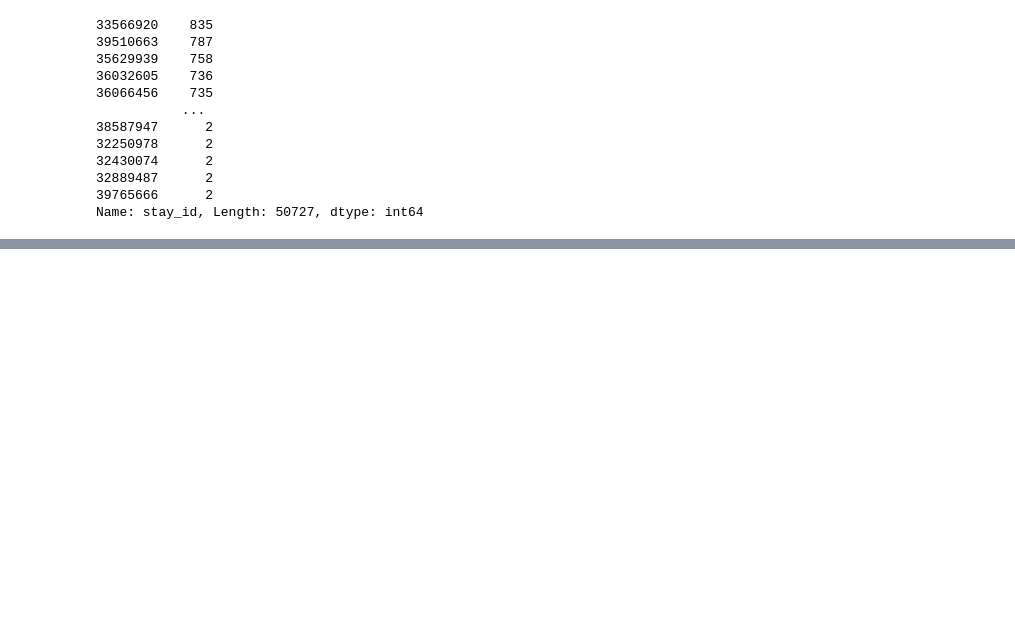
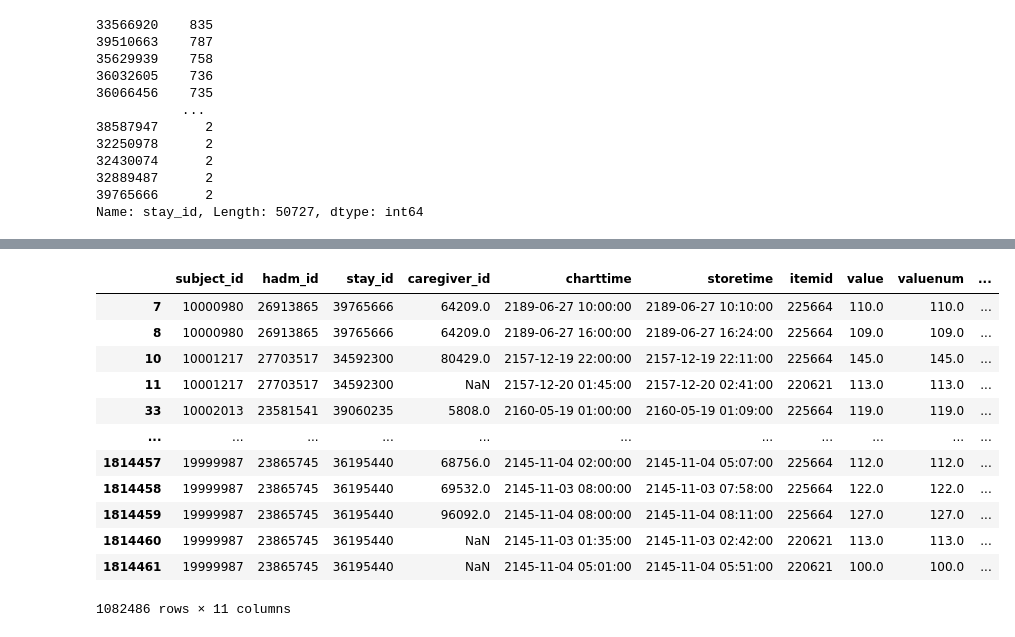
Before and after one commit to Mashal199/DysglycemiaPrediction, a Jupyter notebook: LSTM Model.ipynb, the cells around one changed output, grey strips where cells are left out. Cells and saved outputs as stored; diff of their text form; code cells hidden in the pictures; blank space fills up the shorter version.

```diff
--- a/LSTM Model.ipynb
+++ b/LSTM Model.ipynb
@@ -192,3 +234,34 @@ plt.title('Distribution of stay_id counts')
 plt.show()
 # %% [output]
 [figure]
+# %%
+df_train['charttime'] = pd.to_datetime(
+    df_train['charttime'],
+    format='%Y-%m-%d %H:%M:%S',   # matches 2180-07-23 21:45:00
+    errors='raise'               # or 'coerce' to turn bad rows into NaT
+)
+df_train['storetime'] = pd.to_datetime(
+    df_train['storetime'],
+    format='%Y-%m-%d %H:%M:%S',   # matches 2180-07-23 21:45:00
+    errors='raise'               # or 'coerce' to turn bad rows into NaT
+)
+df_val['charttime'] = pd.to_datetime(
+    df_val['charttime'],
+    format='%Y-%m-%d %H:%M:%S',   # matches 2180-07-23 21:45:00
+    errors='raise'               # or 'coerce' to turn bad rows into NaT
+)
+df_val['storetime'] = pd.to_datetime(
+    df_val['storetime'],
+    format='%Y-%m-%d %H:%M:%S',   # matches 2180-07-23 21:45:00
+    errors='raise'               # or 'coerce' to turn bad rows into NaT
+)
+df_test['charttime'] = pd.to_datetime(
+    df_test['charttime'],
+    format='%Y-%m-%d %H:%M:%S',   # matches 2180-07-23 21:45:00
+    errors='raise'               # or 'coerce' to turn bad rows into NaT
+)
+df_test['storetime'] = pd.to_datetime(
+    df_test['storetime'],
+    format='%Y-%m-%d %H:%M:%S',   # matches 2180-07-23 21:45:00
+    errors='raise'               # or 'coerce' to turn bad rows into NaT
+)
@@ -225,0 +359,18 @@ df_train[df_train['stay_id']==39765666]
+# %%
+df_copy = df_train.copy()
+# %%
+df_copy
+# %% [output]
+|  | subject_id | hadm_id | stay_id | caregiver_id | charttime | storetime | itemid | value | valuenum | ... |
+| 7 | 10000980 | 26913865 | 39765666 | 64209.0 | 2189-06-27 10:00:00 | 2189-06-27 10:10:00 | 225664 | 110.0 | 110.0 | ... |
+| 8 | 10000980 | 26913865 | 39765666 | 64209.0 | 2189-06-27 16:00:00 | 2189-06-27 16:24:00 | 225664 | 109.0 | 109.0 | ... |
+| 10 | 10001217 | 27703517 | 34592300 | 80429.0 | 2157-12-19 22:00:00 | 2157-12-19 22:11:00 | 225664 | 145.0 | 145.0 | ... |
+| 11 | 10001217 | 27703517 | 34592300 | NaN | 2157-12-20 01:45:00 | 2157-12-20 02:41:00 | 220621 | 113.0 | 113.0 | ... |
+| 33 | 10002013 | 23581541 | 39060235 | 5808.0 | 2160-05-19 01:00:00 | 2160-05-19 01:09:00 | 225664 | 119.0 | 119.0 | ... |
+| ... | ... | ... | ... | ... | ... | ... | ... | ... | ... | ... |
+| 1814457 | 19999987 | 23865745 | 36195440 | 68756.0 | 2145-11-04 02:00:00 | 2145-11-04 05:07:00 | 225664 | 112.0 | 112.0 | ... |
+| 1814458 | 19999987 | 23865745 | 36195440 | 69532.0 | 2145-11-03 08:00:00 | 2145-11-03 07:58:00 | 225664 | 122.0 | 122.0 | ... |
+| 1814459 | 19999987 | 23865745 | 36195440 | 96092.0 | 2145-11-04 08:00:00 | 2145-11-04 08:11:00 | 225664 | 127.0 | 127.0 | ... |
+| 1814460 | 19999987 | 23865745 | 36195440 | NaN | 2145-11-03 01:35:00 | 2145-11-03 02:42:00 | 220621 | 113.0 | 113.0 | ... |
+| 1814461 | 19999987 | 23865745 | 36195440 | NaN | 2145-11-04 05:01:00 | 2145-11-04 05:51:00 | 220621 | 100.0 | 100.0 | ... |
+1082486 rows × 11 columns
```
Also changed, not shown: parts of 23 cells of this notebook.
